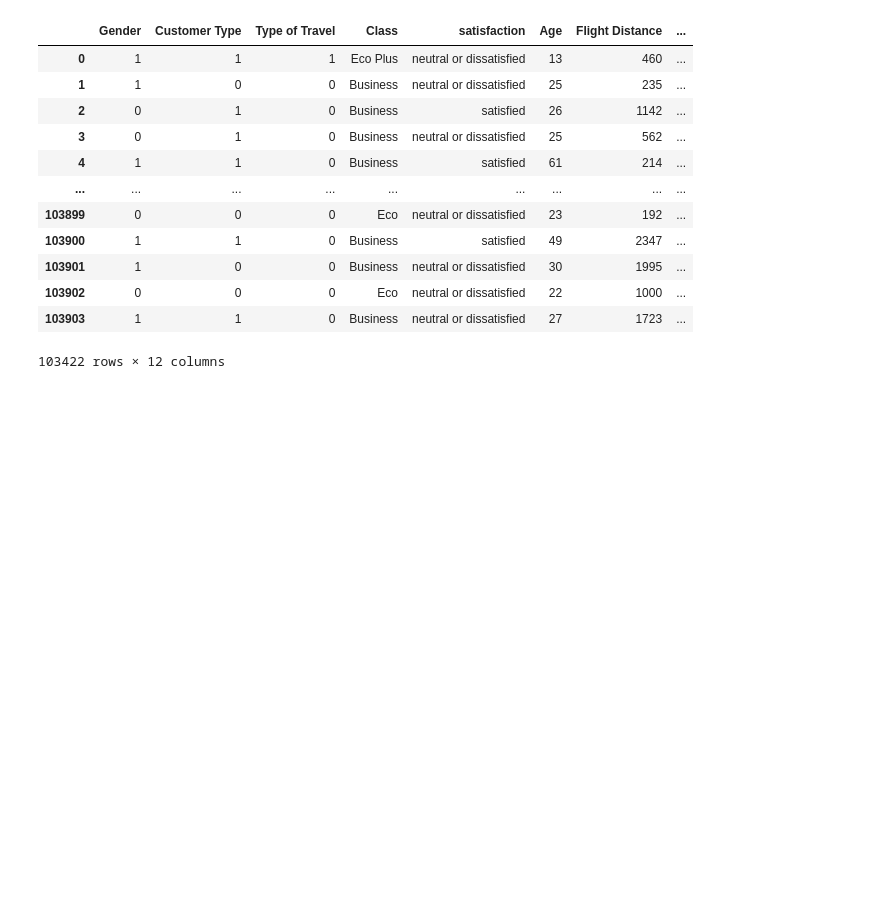
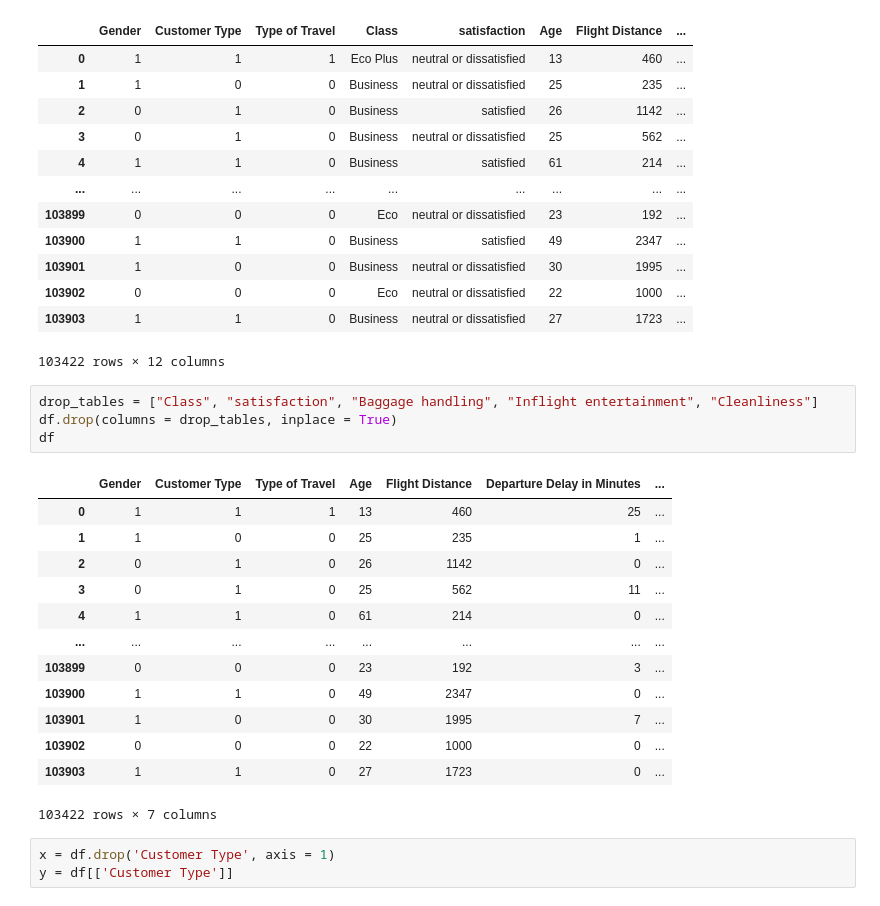
Before and after one commit to SATYAM-PRATIBHAN/Data-Science-Training, a Jupyter notebook: Projects/loyal/class11.ipynb, the cells around one changed output. Saved outputs shown, nothing was run; the diff lists cells and outputs as text; blank space fills up the shorter version.

```diff
--- a/Projects/loyal/class11.ipynb
+++ b/Projects/loyal/class11.ipynb
@@ -167,3 +167,24 @@ df
 | 103902 | 0 | 0 | 0 | Eco | neutral or dissatisfied | 22 | 1000 | ... |
 | 103903 | 1 | 1 | 0 | Business | neutral or dissatisfied | 27 | 1723 | ... |
 103422 rows × 12 columns
+# %%
+drop_tables = ["Class", "satisfaction", "Baggage handling", "Inflight entertainment", "Cleanliness"]
+df.drop(columns = drop_tables, inplace = True)
+df
+# %% [output]
+|  | Gender | Customer Type | Type of Travel | Age | Flight Distance | Departure Delay in Minutes | ... |
+| 0 | 1 | 1 | 1 | 13 | 460 | 25 | ... |
+| 1 | 1 | 0 | 0 | 25 | 235 | 1 | ... |
+| 2 | 0 | 1 | 0 | 26 | 1142 | 0 | ... |
+| 3 | 0 | 1 | 0 | 25 | 562 | 11 | ... |
+| 4 | 1 | 1 | 0 | 61 | 214 | 0 | ... |
+| ... | ... | ... | ... | ... | ... | ... | ... |
+| 103899 | 0 | 0 | 0 | 23 | 192 | 3 | ... |
+| 103900 | 1 | 1 | 0 | 49 | 2347 | 0 | ... |
+| 103901 | 1 | 0 | 0 | 30 | 1995 | 7 | ... |
+| 103902 | 0 | 0 | 0 | 22 | 1000 | 0 | ... |
+| 103903 | 1 | 1 | 0 | 27 | 1723 | 0 | ... |
+103422 rows × 7 columns
+# %%
+x = df.drop('Customer Type', axis = 1)
+y = df[['Customer Type']]
```
Also changed, not shown: parts of 17 cells of this notebook, 1 other file.
